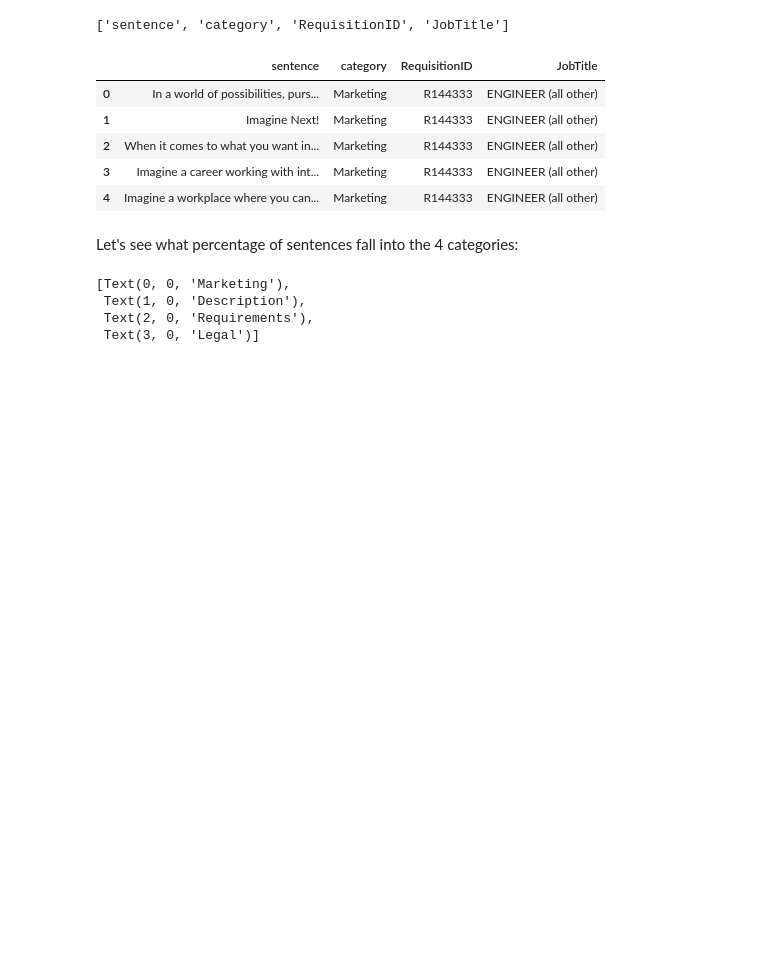
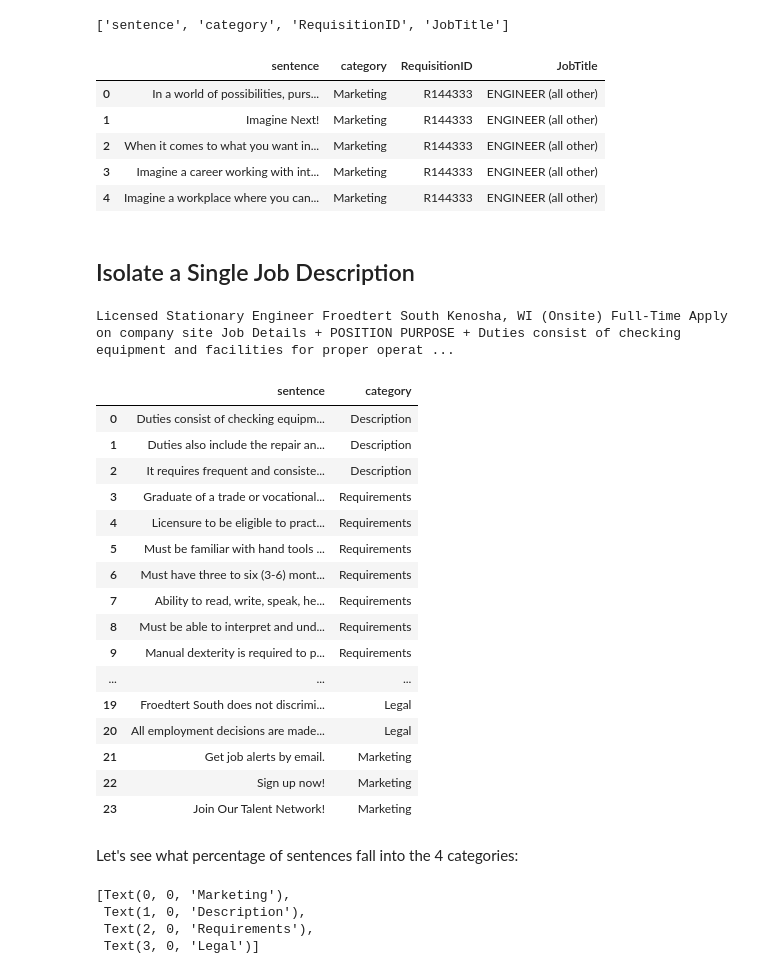
Before and after one commit to emujintsogo/job-title-clustering, a Jupyter notebook: notebooks/02_classifier.ipynb, the cells around one changed output. Cells and saved outputs as stored; diff of their text form; code cells hidden in the pictures; blank space fills up the shorter version.

Commit message:
updates to classifier.jpynb

```diff
--- a/notebooks/02_classifier.ipynb
+++ b/notebooks/02_classifier.ipynb
@@ -74,6 +76,50 @@ res.head()
 | 2 | When it comes to what you want in... | Marketing | R144333 | ENGINEER (all other) |
 | 3 | Imagine a career working with int... | Marketing | R144333 | ENGINEER (all other) |
 | 4 | Imagine a workplace where you can... | Marketing | R144333 | ENGINEER (all other) |
+# %% [markdown]
+## Isolate a Single Job Description
+# %%
+single_posting = df.iloc[0]
+
+# Display the job description
+print(single_posting["JobDescription"])
+
+# Categorize the posting
+categorized_df = classifier.categorize_posting(single_posting)
+
+# Define lighter, readable colors
+category_colors = {
+    "Marketing": "#d0e7ff",      # very light blue
+    "Description": "#dfffd0",    # very light green
+    "Requirements": "#fffacd",   # light yellow (like lemon chiffon)
+    "Legal": "#ffd9d9"           # very light red/pink
+}
+
+# Apply styling with readable colors
+def color_rows(row):
+    return ['background-color: {}'.format(category_colors.get(row['category'], '#ffffff'))]*len(row)
+
+styled_df = categorized_df[['sentence', 'category']].style.apply(color_rows, axis=1)
+styled_df
+# %% [output]
+Licensed Stationary Engineer Froedtert South Kenosha, WI (Onsite) Full-Time Apply on company site Job Details + POSITION PURPOSE + Duties consist of checking equipment and facilities for proper operat ...
+|  | sentence | category |
+| 0 | Duties consist of checking equipm... | Description |
+| 1 | Duties also include the repair an... | Description |
+| 2 | It requires frequent and consiste... | Description |
+| 3 | Graduate of a trade or vocational... | Requirements |
+| 4 | Licensure to be eligible to pract... | Requirements |
+| 5 | Must be familiar with hand tools ... | Requirements |
+| 6 | Must have three to six (3-6) mont... | Requirements |
+| 7 | Ability to read, write, speak, he... | Requirements |
+| 8 | Must be able to interpret and und... | Requirements |
+| 9 | Manual dexterity is required to p... | Requirements |
+| ... | ... | ... |
+| 19 | Froedtert South does not discrimi... | Legal |
+| 20 | All employment decisions are made... | Legal |
+| 21 | Get job alerts by email. | Marketing |
+| 22 | Sign up now! | Marketing |
+| 23 | Join Our Talent Network! | Marketing |
 # %% [markdown]
 Let's see what percentage of sentences fall into the 4 categories:
 # %%
```
Also changed, not shown: parts of 2 cells of this notebook, 1 other file.
